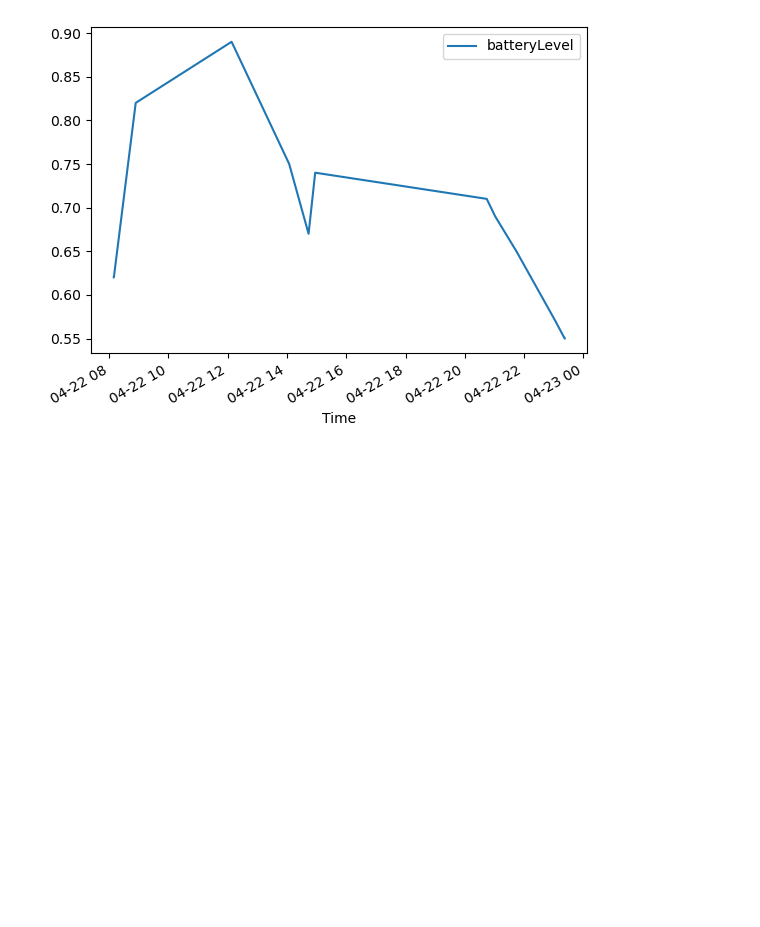
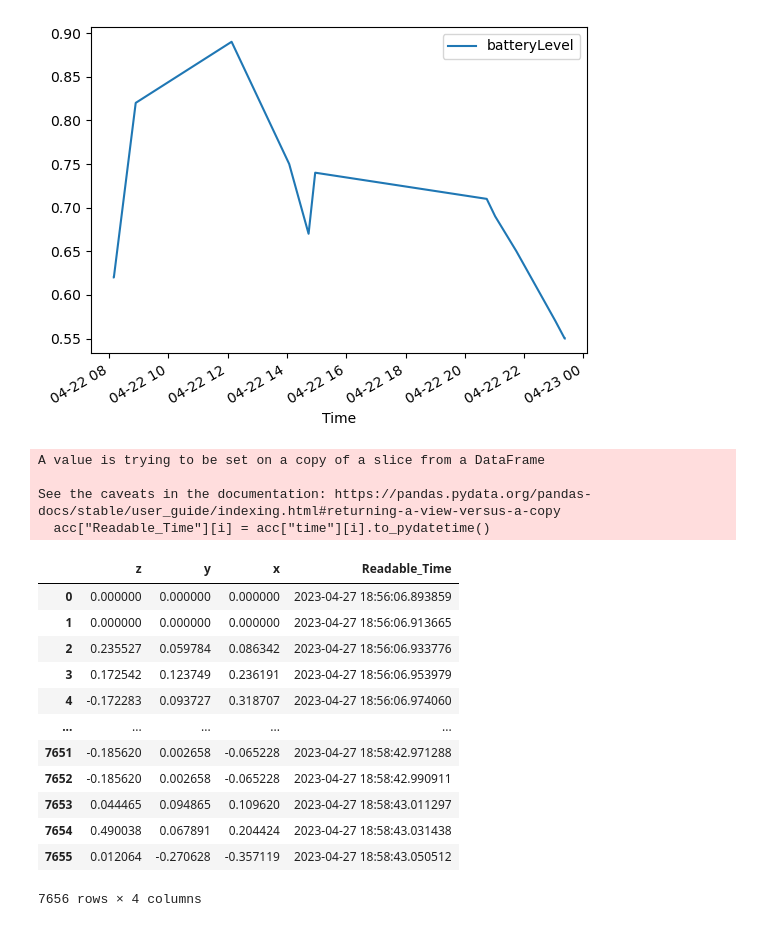
Before and after one commit to AlexeiMari/ML4B-2023, a Jupyter notebook: JupyterNotebooks/LightBrightnessDisplay Test.ipynb, the cells around one changed output. Drawn from its saved outputs; the diff is of its cells as text; code cells hidden in the pictures; blank space fills up the shorter version.

```diff
--- a/JupyterNotebooks/LightBrightnessDisplay Test.ipynb
+++ b/JupyterNotebooks/LightBrightnessDisplay Test.ipynb
@@ -92,3 +94,36 @@ battery.plot(x = "Time", y = "batteryLevel")
 <Axes: xlabel='Time'>
 [figure]
 [figure]
+# %%
+#Acceleration Preparation
+acc = pd.read_json(path+ r"\Walk,_jump,_run_and_stand_-2023-04-27_18-56-06.json")
+acc["time"] = pd.to_datetime(acc['time'], unit = 'ns')
+
+acc = acc.query("sensor == 'Accelerometer'")
+
+acc["Readable_Time"] = acc["time"]
+for i in range(0,len(acc["time"])):
+    acc["Readable_Time"][i] = acc["time"][i].to_pydatetime()
+
+acc = acc.drop(columns= acc.columns.difference(["z", "y", "x", "Readable_Time"]))
+# %% [output]
+A value is trying to be set on a copy of a slice from a DataFrame
+
+See the caveats in the documentation: https://pandas.pydata.org/pandas-docs/stable/user_guide/indexing.html#returning-a-view-versus-a-copy
+  acc["Readable_Time"][i] = acc["time"][i].to_pydatetime()
+# %%
+acc
+# %% [output]
+|  | z | y | x | Readable_Time |
+| 0 | 0.000000 | 0.000000 | 0.000000 | 2023-04-27 18:56:06.893859 |
+| 1 | 0.000000 | 0.000000 | 0.000000 | 2023-04-27 18:56:06.913665 |
+| 2 | 0.235527 | 0.059784 | 0.086342 | 2023-04-27 18:56:06.933776 |
+| 3 | 0.172542 | 0.123749 | 0.236191 | 2023-04-27 18:56:06.953979 |
+| 4 | -0.172283 | 0.093727 | 0.318707 | 2023-04-27 18:56:06.974060 |
+| ... | ... | ... | ... | ... |
+| 7651 | -0.185620 | 0.002658 | -0.065228 | 2023-04-27 18:58:42.971288 |
+| 7652 | -0.185620 | 0.002658 | -0.065228 | 2023-04-27 18:58:42.990911 |
+| 7653 | 0.044465 | 0.094865 | 0.109620 | 2023-04-27 18:58:43.011297 |
+| 7654 | 0.490038 | 0.067891 | 0.204424 | 2023-04-27 18:58:43.031438 |
+| 7655 | 0.012064 | -0.270628 | -0.357119 | 2023-04-27 18:58:43.050512 |
+7656 rows × 4 columns
```
Also changed, not shown: parts of 1 cell of this notebook.
